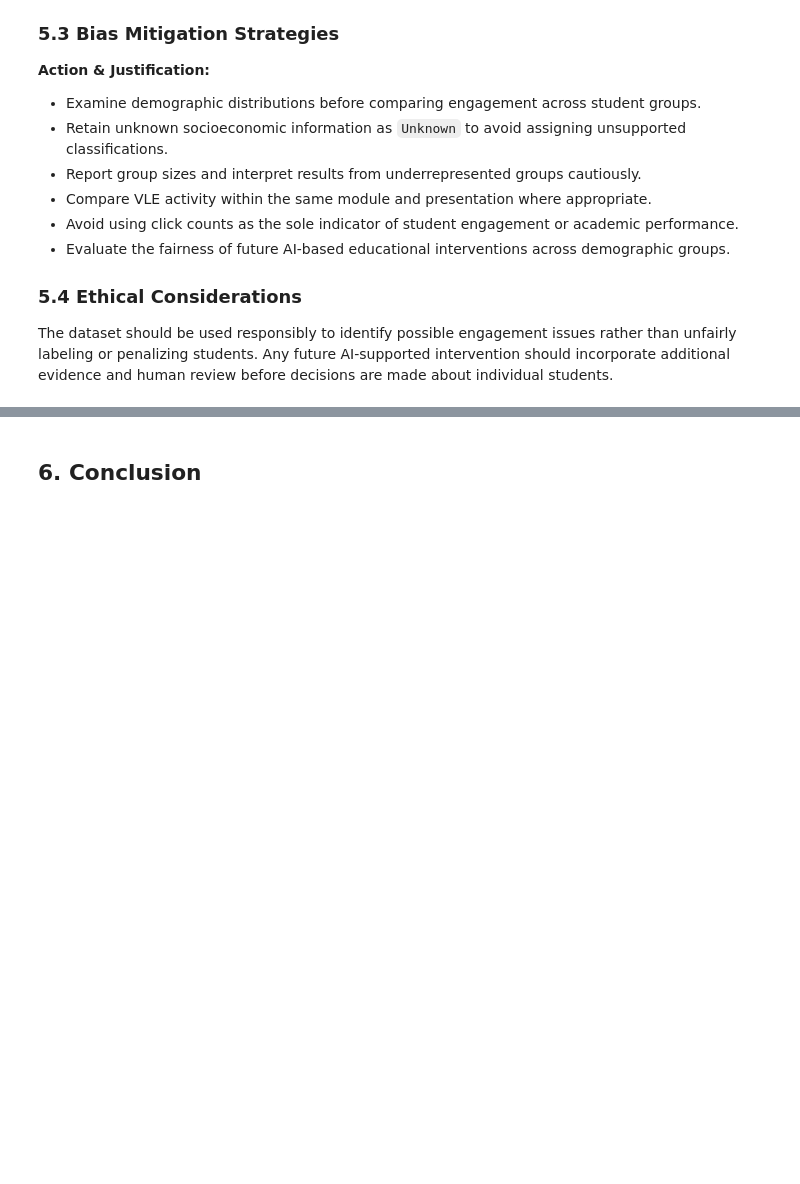
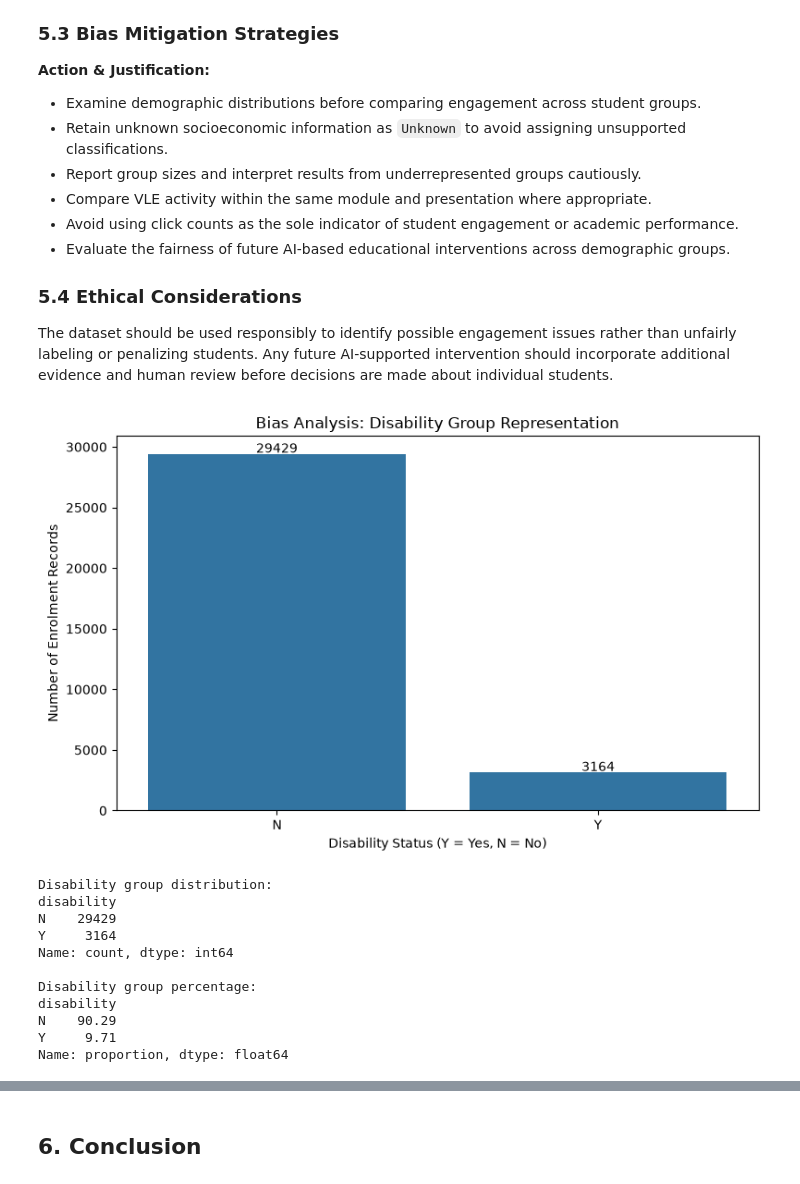
Before and after one commit to a210683-ukm/eda-data-profiling-assignment, a Jupyter notebook: Assignment1.ipynb, the cells around one changed output, grey strips where cells are left out. Saved outputs shown, nothing was run; the diff lists cells and outputs as text; code cells hidden in the pictures; blank space fills up the shorter version.

```diff
--- a/Assignment1.ipynb
+++ b/Assignment1.ipynb
@@ -466,3 +494,43 @@ VLE click counts represent recorded online interactions rather than actual learn
 ### 5.4 Ethical Considerations
 
 The dataset should be used responsibly to identify possible engagement issues rather than unfairly labeling or penalizing students. Any future AI-supported intervention should incorporate additional evidence and human review before decisions are made about individual students.
+# %%
+
+# Bias diagnostic: Disability group representation
+disability_counts = df['disability'].value_counts()
+
+plt.figure(figsize=(8, 5))
+
+ax = sns.barplot(
+    x=disability_counts.index,
+    y=disability_counts.values
+)
+
+plt.title('Bias Analysis: Disability Group Representation')
+plt.xlabel('Disability Status (Y = Yes, N = No)')
+plt.ylabel('Number of Enrolment Records')
+
+for i, count in enumerate(disability_counts.values):
+    ax.text(i, count + 100, str(count), ha='center')
+
+plt.tight_layout()
+plt.show()
+
+print("Disability group distribution:")
+print(disability_counts)
+
+print("\nDisability group percentage:")
+print((df['disability'].value_counts(normalize=True) * 100).round(2))
+# %% [output]
+[figure, added]
+Disability group distribution:
+disability
+N    29429
+Y     3164
+Name: count, dtype: int64
+
+Disability group percentage:
+disability
+N    90.29
+Y     9.71
+Name: proportion, dtype: float64
```
Also changed, not shown: parts of 2 cells of this notebook.
